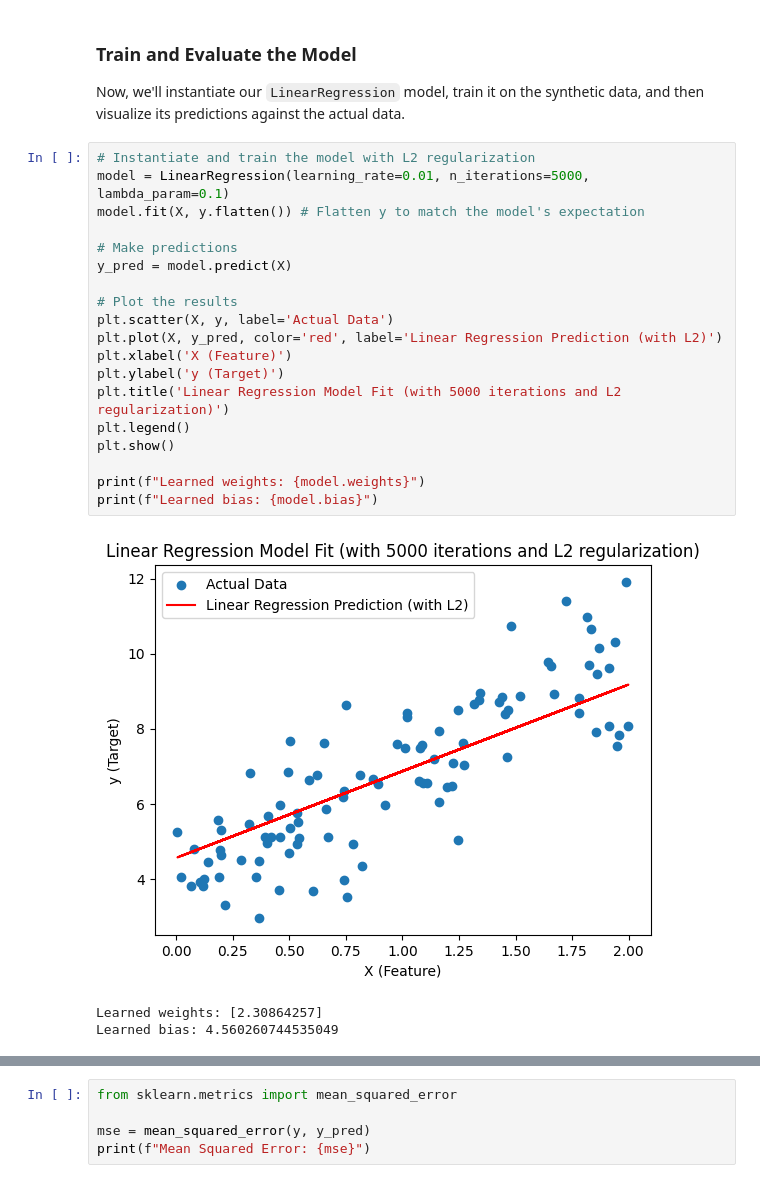
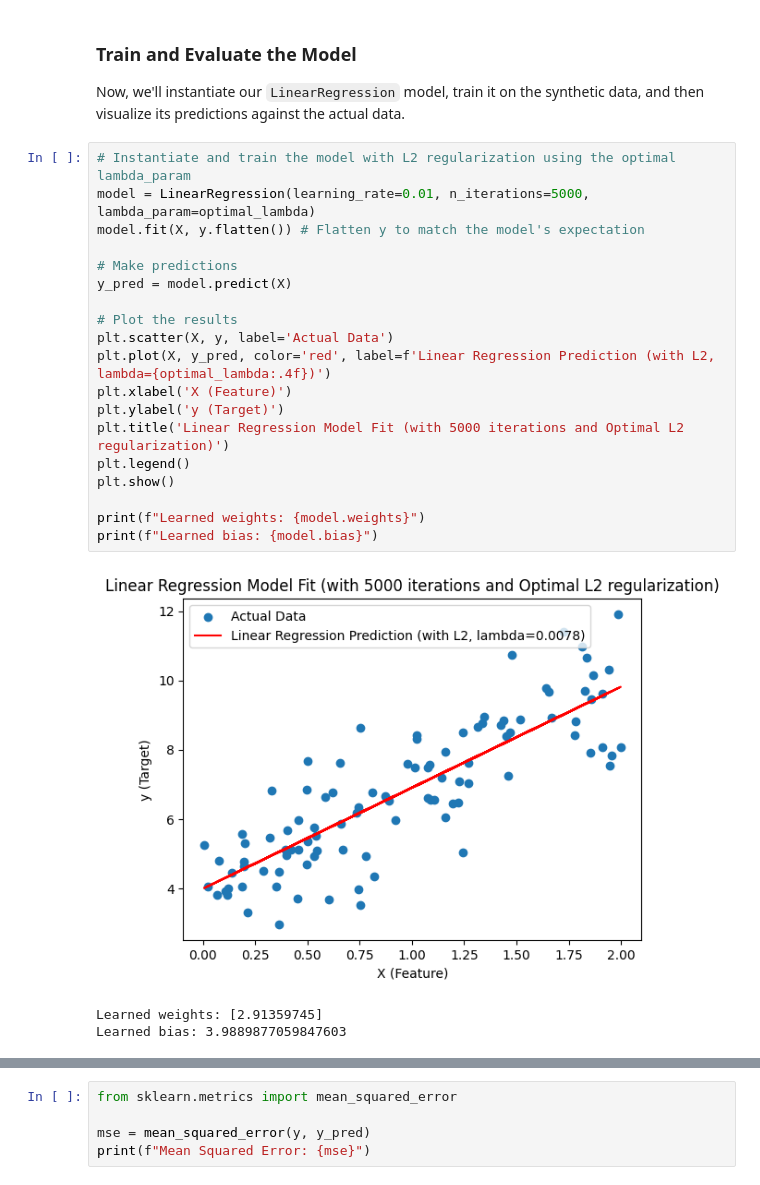
Before and after one commit to amit-sahu-a11y/ML_projects_for_practice, a Jupyter notebook: model_optimization.ipynb, the cells around one changed output, grey strips where cells are left out. Saved outputs shown, nothing was run; the diff lists cells and outputs as text.

```diff
--- a/model_optimization.ipynb
+++ b/model_optimization.ipynb
@@ -60,25 +60,25 @@ plt.show()
 
 Now, we'll instantiate our `LinearRegression` model, train it on the synthetic data, and then visualize its predictions against the actual data.
 # %%
-# Instantiate and train the model with L2 regularization
-model = LinearRegression(learning_rate=0.01, n_iterations=5000, lambda_param=0.1)
+# Instantiate and train the model with L2 regularization using the optimal lambda_param
+model = LinearRegression(learning_rate=0.01, n_iterations=5000, lambda_param=optimal_lambda)
 model.fit(X, y.flatten()) # Flatten y to match the model's expectation
 
 # Make predictions
 y_pred = model.predict(X)
 
 # Plot the results
 plt.scatter(X, y, label='Actual Data')
-plt.plot(X, y_pred, color='red', label='Linear Regression Prediction (with L2)')
+plt.plot(X, y_pred, color='red', label=f'Linear Regression Prediction (with L2, lambda={optimal_lambda:.4f})')
 plt.xlabel('X (Feature)')
 plt.ylabel('y (Target)')
-plt.title('Linear Regression Model Fit (with 5000 iterations and L2 regularization)')
+plt.title('Linear Regression Model Fit (with 5000 iterations and Optimal L2 regularization)')
 plt.legend()
 plt.show()
 
 print(f"Learned weights: {model.weights}")
 print(f"Learned bias: {model.bias}")
 # %% [output]
-[figure, old version]
+[figure, new version]
-Learned weights: [2.30864257]
-Learned bias: 4.560260744535049
+Learned weights: [2.91359745]
+Learned bias: 3.9889877059847603
```
Also changed, not shown: parts of 2 cells of this notebook.
